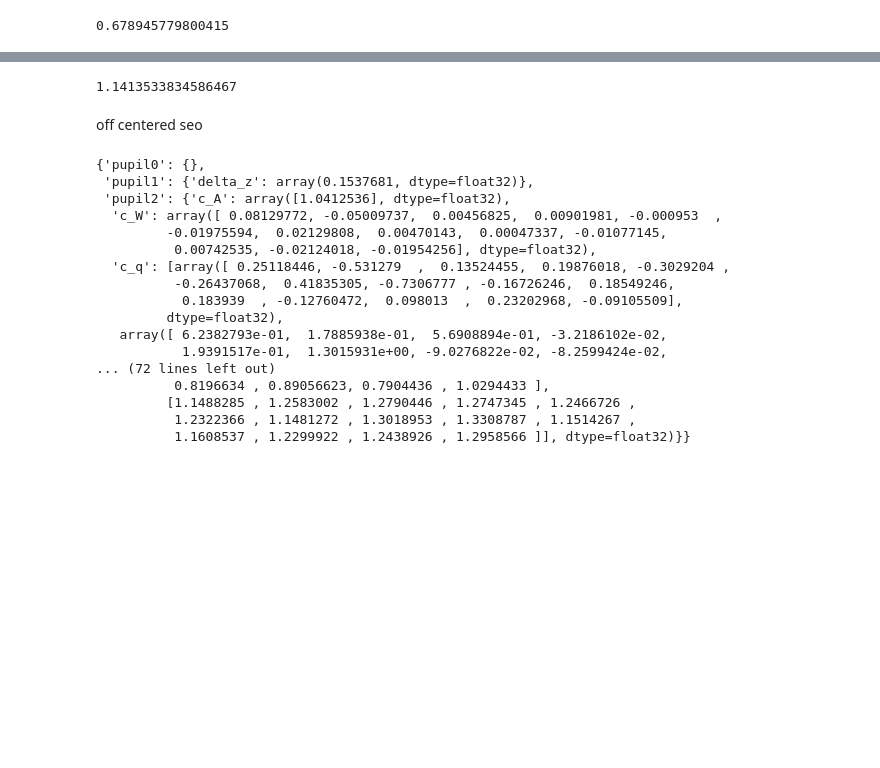
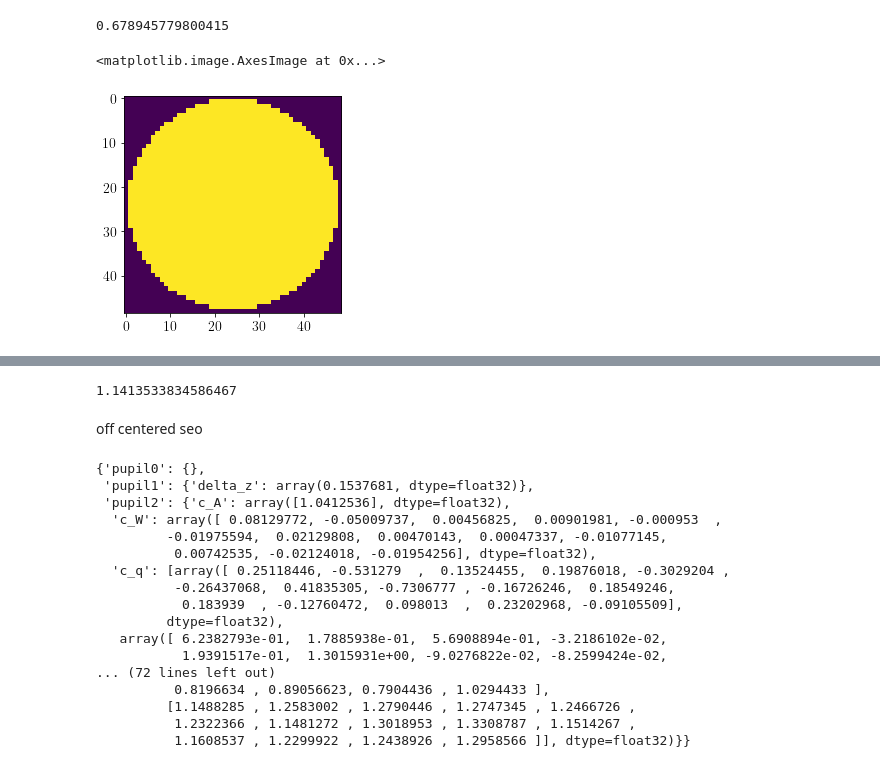
Before and after one commit to rodguti90/pyPSFstack, a Jupyter notebook: retrieval_exp_stack.ipynb, the cells around one changed output, grey strips where cells are left out. Drawn from its saved outputs; the diff is of its cells as text; code cells hidden in the pictures; blank space fills up the shorter version.

```diff
--- a/retrieval_exp_stack.ipynb
+++ b/retrieval_exp_stack.ipynb
@@ -307,3 +302,8 @@ loss_evol[-1]
 loss_evol[-1]
 # %% [output]
 0.678945779800415
+# %%
+plt.imshow(abe.get_aperture()[...,0,0])
+# %% [output]
+<matplotlib.image.AxesImage at 0x...>
+[figure, added]
```
Also changed, not shown: parts of 17 cells of this notebook.
